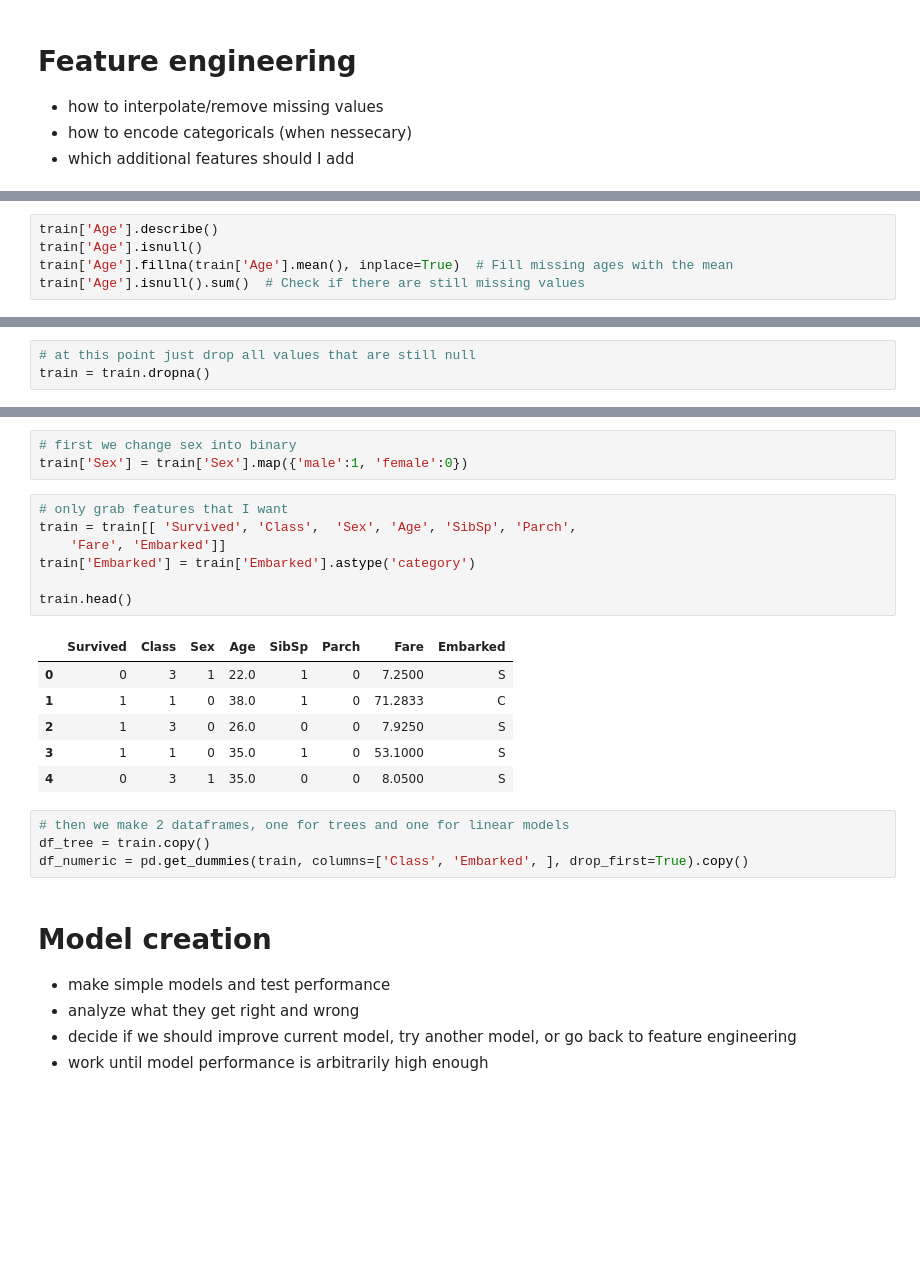
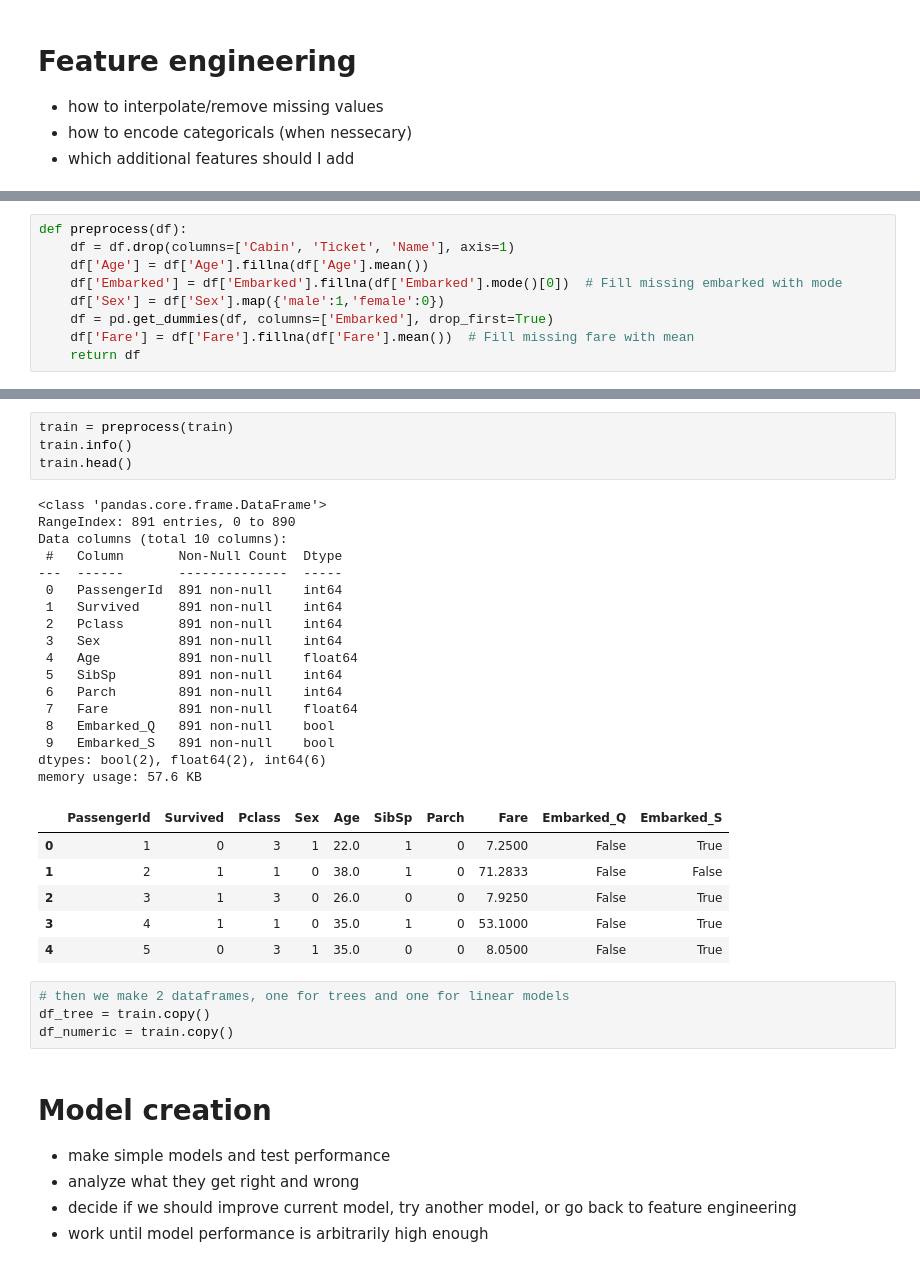
Before and after one commit to xblam/titanic, a Jupyter notebook: notebooks/titanic.ipynb, the cells around one changed output, grey strips where cells are left out. Saved outputs shown, nothing was run; the diff lists cells and outputs as text; blank space fills up the shorter version.

Commit message:
first submission and preprocessing pipeline done

```diff
--- a/notebooks/titanic.ipynb
+++ b/notebooks/titanic.ipynb
@@ -336,5 +331,9 @@ dtype: int64
 # %%
-train['Age'].describe()
-train['Age'].isnull()
-train['Age'].fillna(train['Age'].mean(), inplace=True)  # Fill missing ages with the mean
-train['Age'].isnull().sum()  # Check if there are still missing values
+def preprocess(df):
+    df = df.drop(columns=['Cabin', 'Ticket', 'Name'], axis=1)
+    df['Age'] = df['Age'].fillna(df['Age'].mean())
+    df['Embarked'] = df['Embarked'].fillna(df['Embarked'].mode()[0])  # Fill missing embarked with mode
+    df['Sex'] = df['Sex'].map({'male':1,'female':0})
+    df = pd.get_dummies(df, columns=['Embarked'], drop_first=True)
+    df['Fare'] = df['Fare'].fillna(df['Fare'].mean())  # Fill missing fare with mean
+    return df
@@ -349,3 +339,0 @@ For example, when doing 'df[col].method(value, inplace=True)', try using 'df.met
-# %%
-# at this point just drop all values that are still null
-train = train.dropna()
@@ -382,24 +340,35 @@ train.head()
-# %%
-# first we change sex into binary
-train['Sex'] = train['Sex'].map({'male':1, 'female':0})
-# %%
-# only grab features that I want
-train = train[[ 'Survived', 'Class',  'Sex', 'Age', 'SibSp', 'Parch',
-    'Fare', 'Embarked']]
-train['Embarked'] = train['Embarked'].astype('category')
-
-train.head()
-# %% [output]
-|  | Survived | Class | Sex | Age | SibSp | Parch | Fare | Embarked |
-| 0 | 0 | 3 | 1 | 22.0 | 1 | 0 | 7.2500 | S |
-| 1 | 1 | 1 | 0 | 38.0 | 1 | 0 | 71.2833 | C |
-| 2 | 1 | 3 | 0 | 26.0 | 0 | 0 | 7.9250 | S |
-| 3 | 1 | 1 | 0 | 35.0 | 1 | 0 | 53.1000 | S |
-| 4 | 0 | 3 | 1 | 35.0 | 0 | 0 | 8.0500 | S |
+# %%
+train = preprocess(train)
+train.info()
+train.head()
+# %% [output]
+<class 'pandas.core.frame.DataFrame'>
+RangeIndex: 891 entries, 0 to 890
+Data columns (total 10 columns):
+ #   Column       Non-Null Count  Dtype
+---  ------       --------------  -----
+ 0   PassengerId  891 non-null    int64
+ 1   Survived     891 non-null    int64
+ 2   Pclass       891 non-null    int64
+ 3   Sex          891 non-null    int64
+ 4   Age          891 non-null    float64
+ 5   SibSp        891 non-null    int64
+ 6   Parch        891 non-null    int64
+ 7   Fare         891 non-null    float64
+ 8   Embarked_Q   891 non-null    bool
+ 9   Embarked_S   891 non-null    bool
+dtypes: bool(2), float64(2), int64(6)
+memory usage: 57.6 KB
+|  | PassengerId | Survived | Pclass | Sex | Age | SibSp | Parch | Fare | Embarked_Q | Embarked_S |
+| 0 | 1 | 0 | 3 | 1 | 22.0 | 1 | 0 | 7.2500 | False | True |
+| 1 | 2 | 1 | 1 | 0 | 38.0 | 1 | 0 | 71.2833 | False | False |
+| 2 | 3 | 1 | 3 | 0 | 26.0 | 0 | 0 | 7.9250 | False | True |
+| 3 | 4 | 1 | 1 | 0 | 35.0 | 1 | 0 | 53.1000 | False | True |
+| 4 | 5 | 0 | 3 | 1 | 35.0 | 0 | 0 | 8.0500 | False | True |
 # %%
 # then we make 2 dataframes, one for trees and one for linear models
 df_tree = train.copy()
-df_numeric = pd.get_dummies(train, columns=['Class', 'Embarked', ], drop_first=True).copy()
+df_numeric = train.copy()
 # %% [markdown]
 # Model creation
 * make simple models and test performance
```
Also changed, not shown: parts of 30 cells of this notebook, 2 other files.
